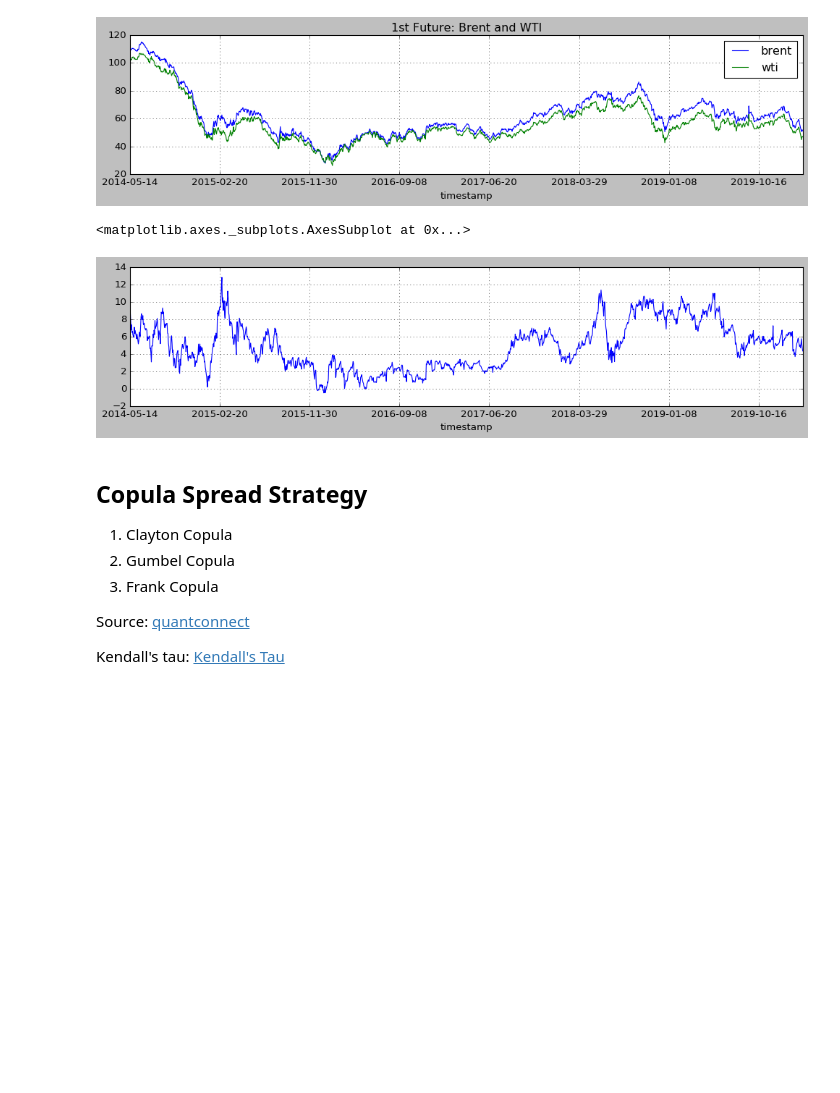
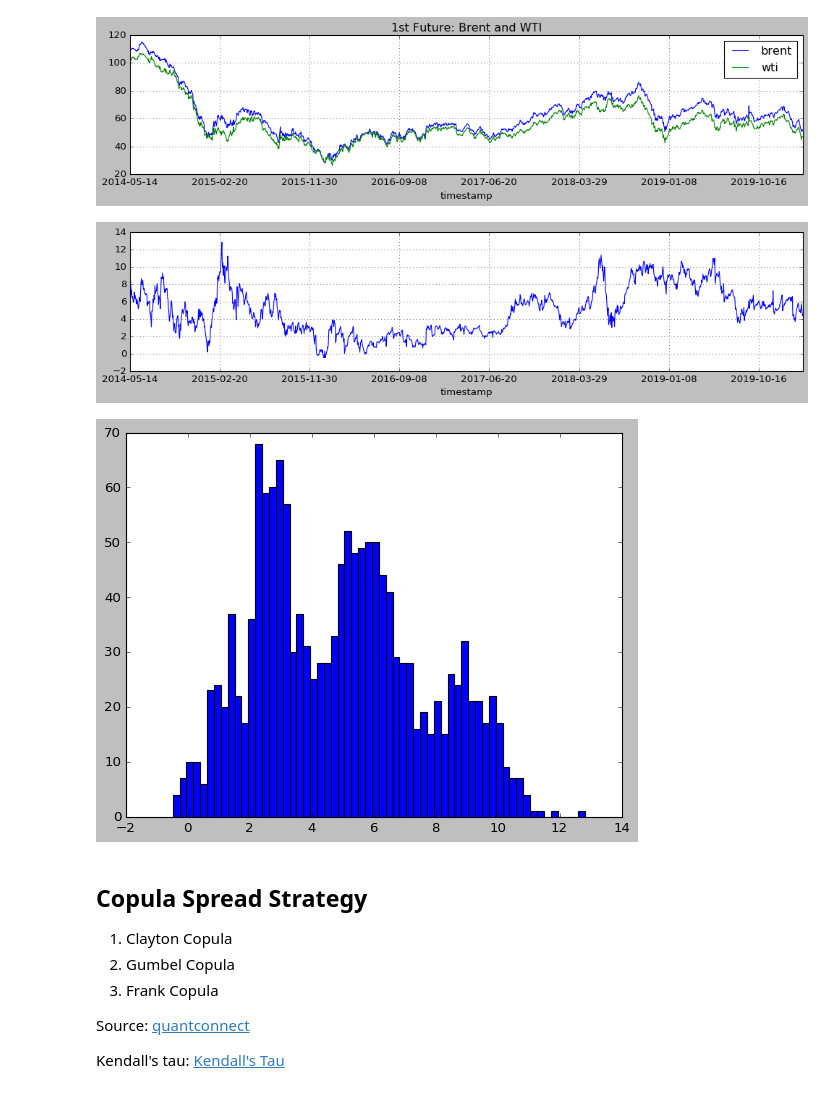
Before and after one commit to queiyanglim/trading_algorithm, a Jupyter notebook: brent_wti_copula.ipynb, the cells around one changed output. Saved outputs shown, nothing was run; the diff lists cells and outputs as text; code cells hidden in the pictures; blank space fills up the shorter version.

```diff
--- a/brent_wti_copula.ipynb
+++ b/brent_wti_copula.ipynb
@@ -13,34 +13,37 @@ from scipy.optimize import minimize
 from statsmodels.distributions.empirical_distribution import ECDF
 from scipy.stats import kendalltau
 Epsilon = sys.float_info.epsilon
 
 mpl.rcParams["figure.figsize"] = (20, 3)
 plt.style.use("classic")
 
 # Data
 path = "https://github.com/queiyanglim/trading_algorithm/blob/master/oil_trading/data/daily.csv?raw=true"
 df_pull = pd.read_csv(path, header=[0,1], index_col = 0)
 
 # Prepare data
 brent = df_pull.brent.CLOSE
 brent.name = "brent"
 wti = df_pull.wti.CLOSE
 wti.name = "wti"
 
 df_raw= pd.concat([brent, wti], axis = 1)
 df = df_raw.copy()
 df = df.dropna()
 
 df.head()
 df.plot(figsize = (15, 3), grid = True, title = "1st Future: Brent and WTI")
 plt.show()
 df.head()
 spread = df.brent - df.wti
 spread.plot(figsize=(15,3), grid = True)
+plt.show()
+plt.hist(spread, 60)
+plt.show()
 # %% [output]
 [figure]
-<matplotlib.axes._subplots.AxesSubplot at 0x...>
 [figure]
+[figure, added]
 # %% [markdown]
 ## Copula Spread Strategy
 
```
Also changed, not shown: parts of 6 cells of this notebook.
